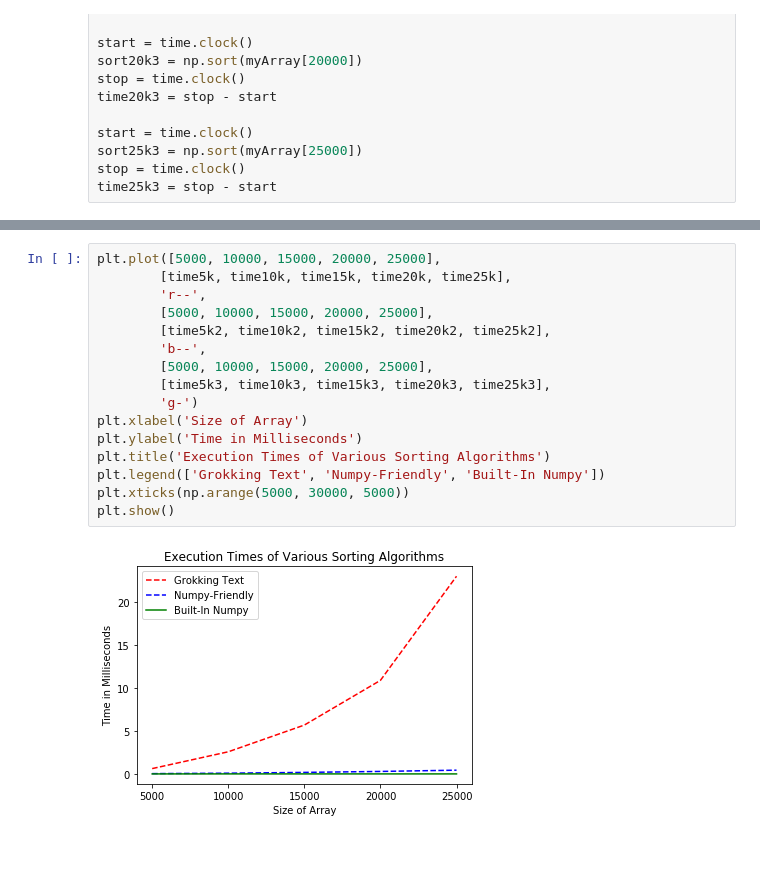
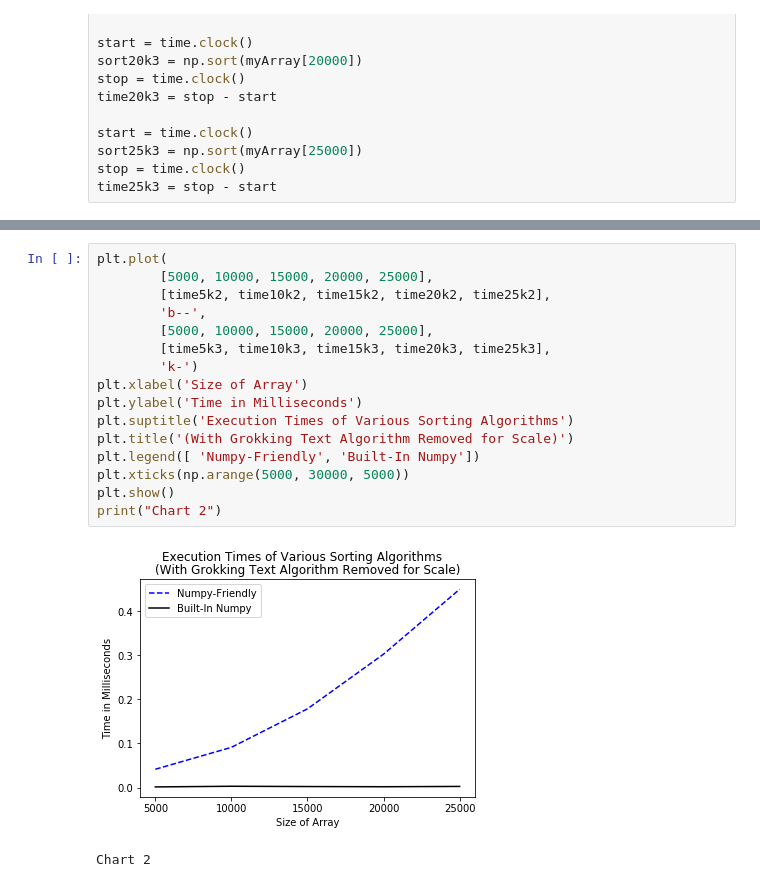
Before and after one commit to jacobkreider/msds432, a Jupyter notebook: Kreider Jacob Mini Programming Assignment 2 MSDS 432.ipynb, the cells around one changed output, grey strips where cells are left out. Drawn from its saved outputs; the diff is of its cells as text; blank space fills up the shorter version.

```diff
--- a/Kreider Jacob Mini Programming Assignment 2 MSDS 432.ipynb
+++ b/Kreider Jacob Mini Programming Assignment 2 MSDS 432.ipynb
@@ -148,18 +193,19 @@ timeTable
 # %%
-plt.plot([5000, 10000, 15000, 20000, 25000],
-        [time5k, time10k, time15k, time20k, time25k],
-        'r--',
+plt.plot(
         [5000, 10000, 15000, 20000, 25000],
         [time5k2, time10k2, time15k2, time20k2, time25k2],
         'b--',
         [5000, 10000, 15000, 20000, 25000],
         [time5k3, time10k3, time15k3, time20k3, time25k3],
-        'g-')
+        'k-')
 plt.xlabel('Size of Array')
 plt.ylabel('Time in Milliseconds')
-plt.title('Execution Times of Various Sorting Algorithms')
-plt.legend(['Grokking Text', 'Numpy-Friendly', 'Built-In Numpy'])
+plt.suptitle('Execution Times of Various Sorting Algorithms')
+plt.title('(With Grokking Text Algorithm Removed for Scale)')
+plt.legend([ 'Numpy-Friendly', 'Built-In Numpy'])
 plt.xticks(np.arange(5000, 30000, 5000))
 plt.show()
+print("Chart 2")
 # %% [output]
-[figure, old version]
+[figure, new version]
+Chart 2
```
Also changed, not shown: parts of 7 cells of this notebook.
